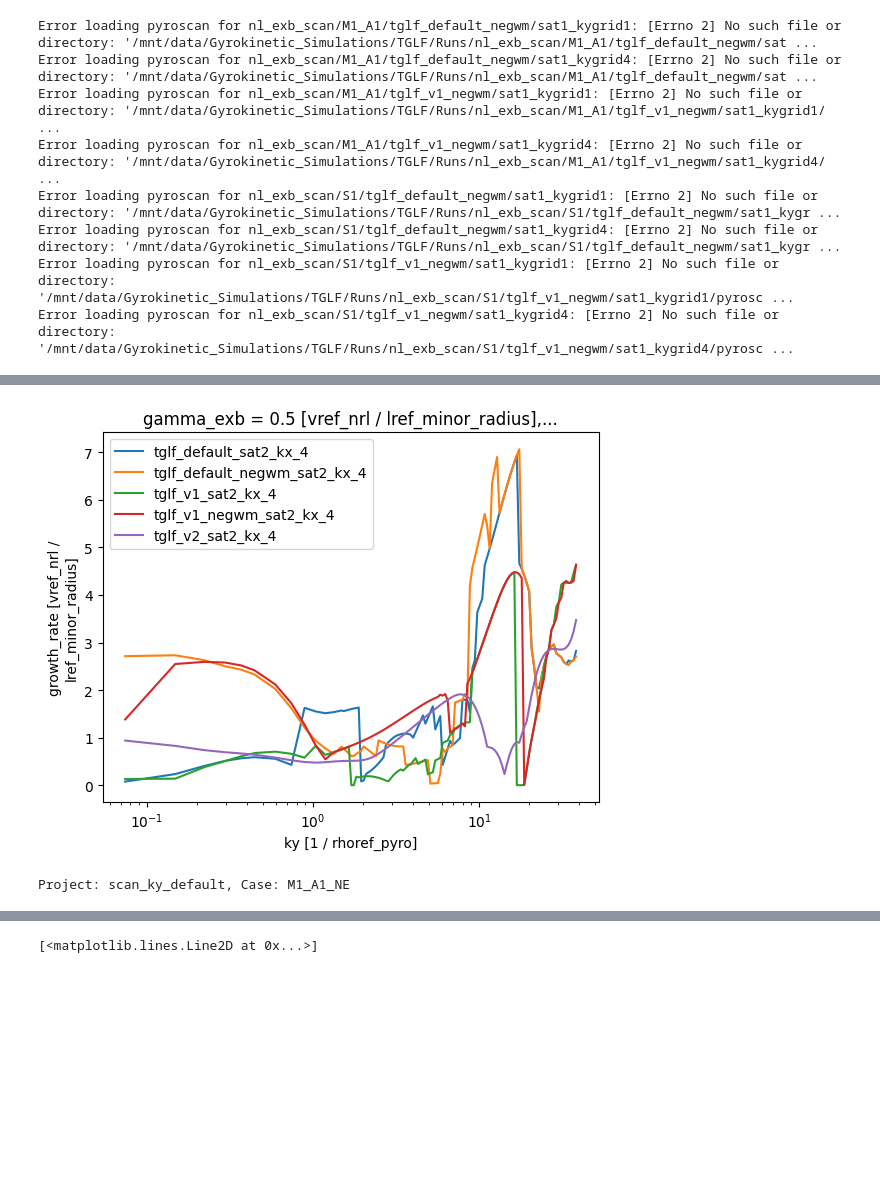
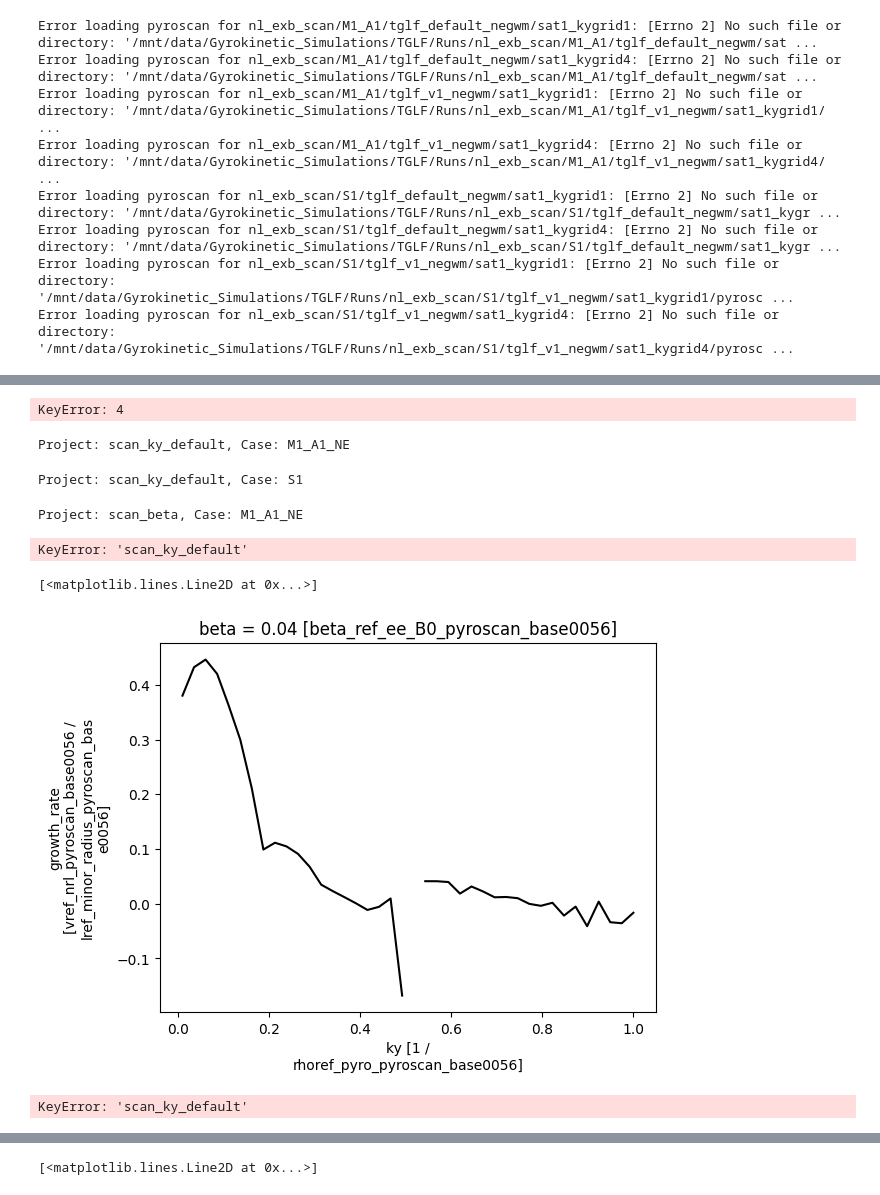
Before and after one commit to FelixWattsYork/EPS_2026_Analysis, a Jupyter notebook: Python_Scripts/Nonlinaer_Plotting.ipynb, the cells around one changed output, grey strips where cells are left out. Cells and saved outputs as stored; diff of their text form; code cells hidden in the pictures; blank space fills up the shorter version.

```diff
--- a/Python_Scripts/Nonlinaer_Plotting.ipynb
+++ b/Python_Scripts/Nonlinaer_Plotting.ipynb
@@ -153,26 +179,26 @@ Plotting tglf_v2 sat3 grid model 4
 # %%
-from matplotlib import pyplot as plt
-# Plot Q scan
-project = "nl_exb_scan"
-case = "M1_A1"
-reference_exb = 3.49
+# from matplotlib import pyplot as plt
+# # Plot Q scan
+# project = "nl_exb_scan"
+# case = "M1_A1"
+# reference_exb = 3.49
 
-tglf_versions_to_plot = ["tglf_default","tglf_default_negwm","tglf_v1","tglf_v1_negwm","tglf_v2"]
-tglf_sat_rules_to_plot = ["sat2"]
-tglf_grid_models_to_plot = [4]
+# tglf_versions_to_plot = ["tglf_default","tglf_default_negwm","tglf_v1","tglf_v1_negwm","tglf_v2"]
+# tglf_sat_rules_to_plot = ["sat2"]
+# tglf_grid_models_to_plot = [4]
 
 
-for tglf in tglf_versions_to_plot:
-    for sat_rule in tglf_sat_rules_to_plot:
-        for grid_model in tglf_grid_models_to_plot:
-            tglf_heat = tglf_project_dict[project][case][tglf][sat_rule][grid_model].gk_output["growth_rate"].isel(gamma_exb=10).isel(mode=0).plot(label=f"{tglf}_{sat_rule}_kx_{grid_model}")
+# for tglf in tglf_versions_to_plot:
+#     for sat_rule in tglf_sat_rules_to_plot:
+#         for grid_model in tglf_grid_models_to_plot:
+#             tglf_heat = tglf_project_dict[project][case][tglf][sat_rule][grid_model].gk_output["growth_rate"].isel(gamma_exb=10).isel(mode=0).plot(label=f"{tglf}_{sat_rule}_kx_{grid_model}")
 
-plt.legend()
-plt.xscale("log")
+# plt.legend()
+# plt.xscale("log")
 # %% [output]
-[figure, removed]
+KeyError: 4
 # %%
-cases = ["M1_A1_NE"]
+cases = ["M1_A1_NE","S1"]
 projects = ["scan_ky_default"]
 gs2_project_dict ={}
 for project in projects:
@@ -200,6 +226,49 @@ for project in projects:
     gs2_project_dict[project] = case_dict
 # %% [output]
 Project: scan_ky_default, Case: M1_A1_NE
+Project: scan_ky_default, Case: S1
+# %%
+cases = ["M1_A1_NE"]
+projects = ["scan_beta"]
+gs2_project_dict ={}
+for project in projects:
+    case_dict = {}
+    for case in cases:
+        print(f"Project: {project}, Case: {case}")
+        json_path = Path(GYRO_DIR / Path(f"GS2/Runs/{project}/{case}/parameter_scan_GS2/pyroscan.json"))
+        net_cdf_path = Path(GYRO_DIR / Path(f"GS2/Runs/{project}/{case}/parameter_scan_GS2/pyroscan.nc"))
+        try:
+            gs2_pyoscan = PyroScan(pyroscan_json=json_path, load_base_pyro=True)
+            try:
+                gs2_pyoscan.load_gk_output(netcdf_file=net_cdf_path)
+                case_dict[case] = gs2_pyoscan
+            except Exception as e:
+                print(f"Error loading gk output for {project}/{case}: {e}")
+                try:
+                    gs2_pyoscan.load_gk_output()
+                    gs2_pyoscan.gk_output.to_netcdf(net_cdf_path)
+                    case_dict[case] = gs2_pyoscan
+                except Exception as e:
+                    print(f"Error loading gk output without netcdf for {project}/{case}: {e}")
+        except Exception as e:
+            print(f"Error loading pyroscan for {project}/{case}: {e}")
+            continue
+    gs2_project_dict[project] = case_dict
+# %% [output]
+Project: scan_beta, Case: M1_A1_NE
+# %%
+gs2_project_dict["scan_ky_default"]["M1_A1_NE"].gk_output["growth_rate"].plot(label="GS2", color="black")
+# %% [output]
+KeyError: 'scan_ky_default'
+# %%
+gs2_project_dict["scan_beta"]["M1_A1_NE"].gk_output["growth_rate"].sel(beta = 0.04,method="nearest").plot(label="GS2", color="black")
+# %% [output]
+[<matplotlib.lines.Line2D at 0x...>]
+[figure, added]
+# %%
+gs2_project_dict["scan_ky_default"]["M1_A1_NE"].base_pyro.numerics["beta"]
+# %% [output]
+KeyError: 'scan_ky_default'
 # %%
 from matplotlib import pyplot as plt
 # Plot Q scan
```
Also changed, not shown: parts of 17 cells of this notebook, 4 other files.
